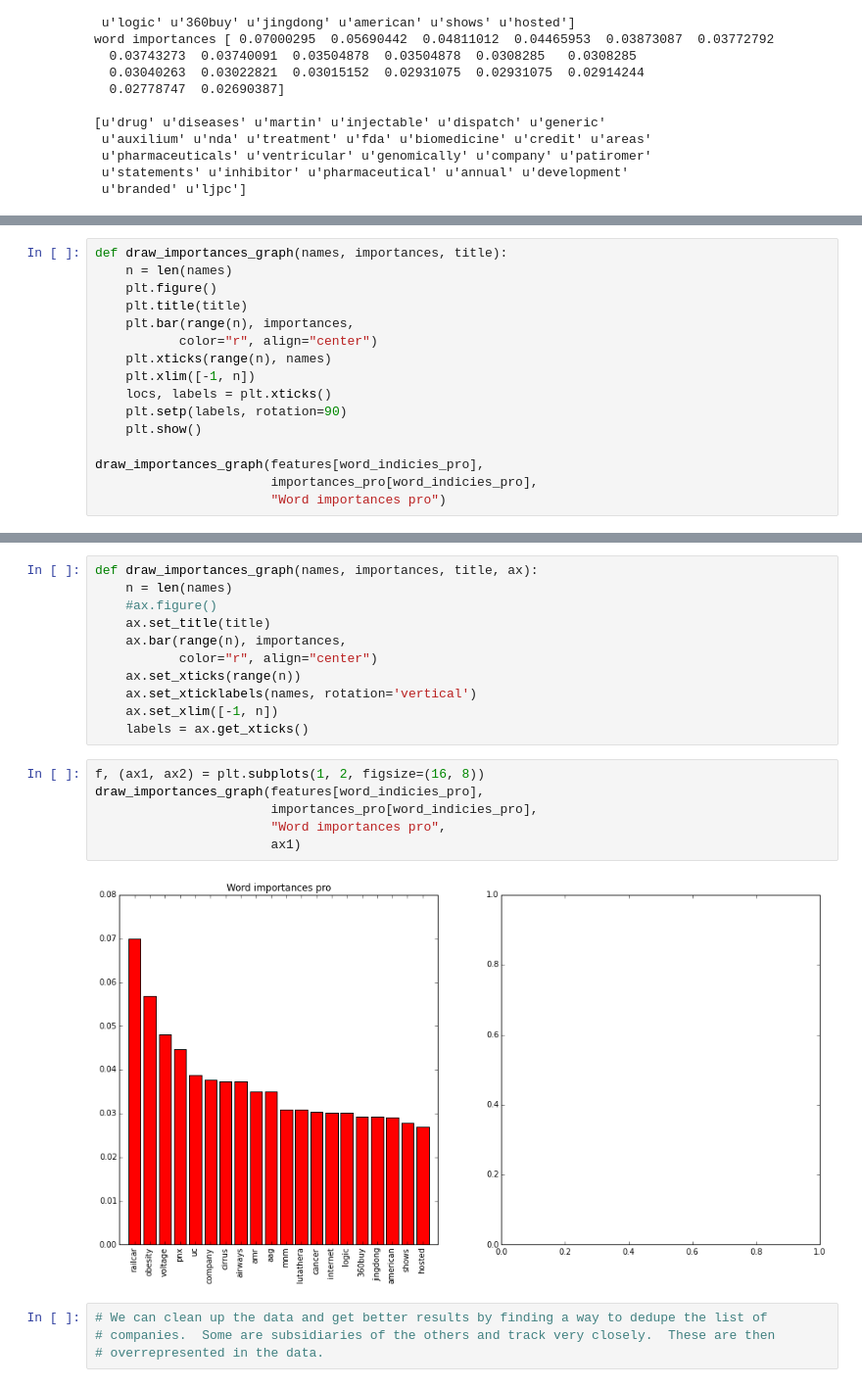
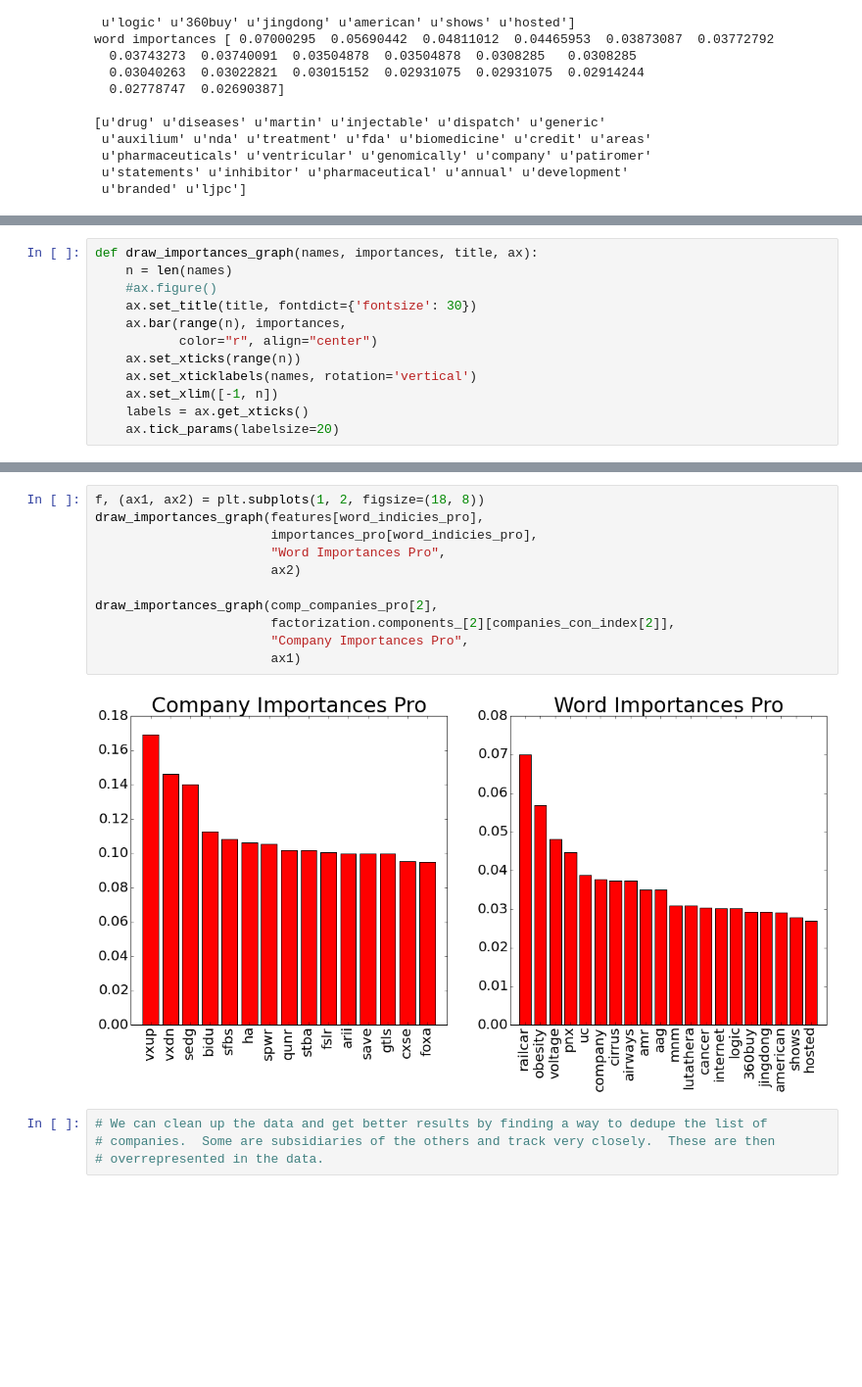
Before and after one commit to brian8128/gdelt_project, a Jupyter notebook: DataExtraction.ipynb, the cells around one changed output, grey strips where cells are left out. Shown at 98% size. Saved outputs shown, nothing was run; the diff lists cells and outputs as text; blank space fills up the shorter version.

Commit message:
More ticker data cleaning, draw graphs of important principle components

```diff
--- a/DataExtraction.ipynb
+++ b/DataExtraction.ipynb
@@ -156,16 +151,12 @@ plt.show()
 # %%
-def draw_importances_graph(names, importances, title):
+def draw_importances_graph(names, importances, title, ax):
     n = len(names)
-    plt.figure()
-    plt.title(title)
-    plt.bar(range(n), importances,
+    #ax.figure()
+    ax.set_title(title, fontdict={'fontsize': 30})
+    ax.bar(range(n), importances,
            color="r", align="center")
-    plt.xticks(range(n), names)
-    plt.xlim([-1, n])
-    locs, labels = plt.xticks()
-    plt.setp(labels, rotation=90)
-    plt.show()
-
-draw_importances_graph(features[word_indicies_pro],
-                       importances_pro[word_indicies_pro],
-                       "Word importances pro")
+    ax.set_xticks(range(n))
+    ax.set_xticklabels(names, rotation='vertical')
+    ax.set_xlim([-1, n])
+    labels = ax.get_xticks()
+    ax.tick_params(labelsize=20)
@@ -174,22 +163,16 @@ draw_importances_graph(features[word_indicies_pro],
-# %%
-def draw_importances_graph(names, importances, title, ax):
-    n = len(names)
-    #ax.figure()
-    ax.set_title(title)
-    ax.bar(range(n), importances,
-           color="r", align="center")
-    ax.set_xticks(range(n))
-    ax.set_xticklabels(names, rotation='vertical')
-    ax.set_xlim([-1, n])
-    labels = ax.get_xticks()
 # %%
-f, (ax1, ax2) = plt.subplots(1, 2, figsize=(16, 8))
+f, (ax1, ax2) = plt.subplots(1, 2, figsize=(18, 8))
 draw_importances_graph(features[word_indicies_pro],
                        importances_pro[word_indicies_pro],
-                       "Word importances pro",
+                       "Word Importances Pro",
+                       ax2)
+
+draw_importances_graph(comp_companies_pro[2],
+                       factorization.components_[2][companies_con_index[2]],
+                       "Company Importances Pro",
                        ax1)
 # %% [output]
-[figure, old version]
+[figure, new version]
 # %%
 # We can clean up the data and get better results by finding a way to dedupe the list of
 # companies.  Some are subsidiaries of the others and track very closely.  These are then
```
Also changed, not shown: parts of 4 cells of this notebook, 1 other file.
